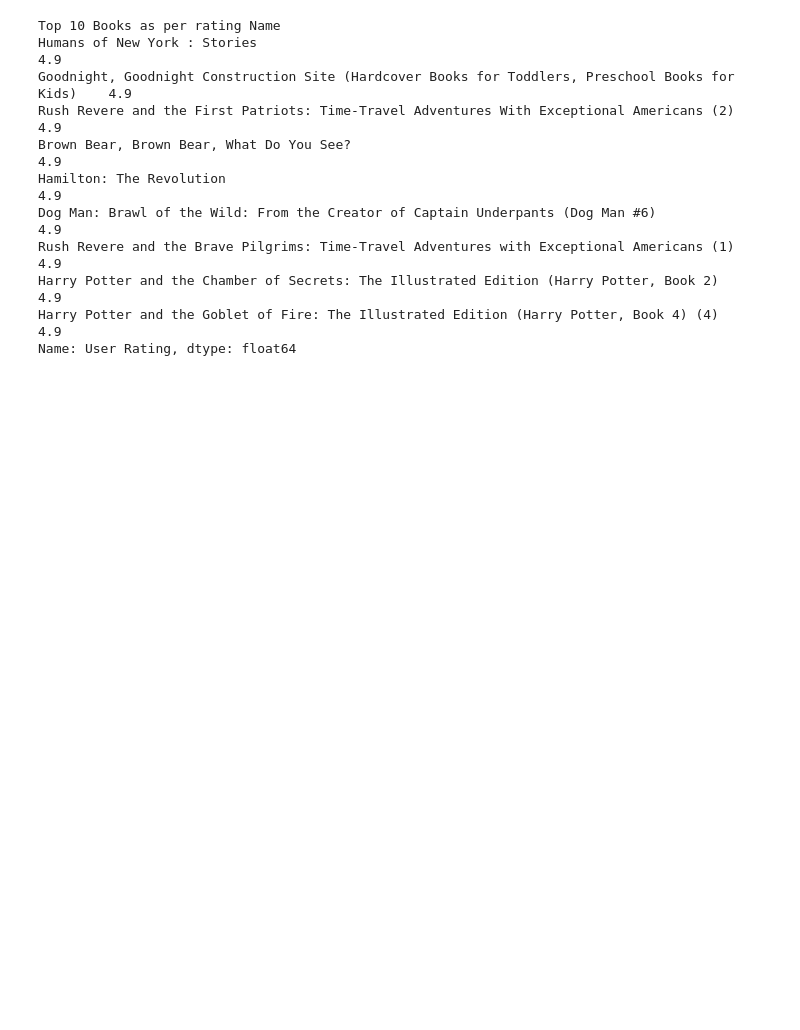
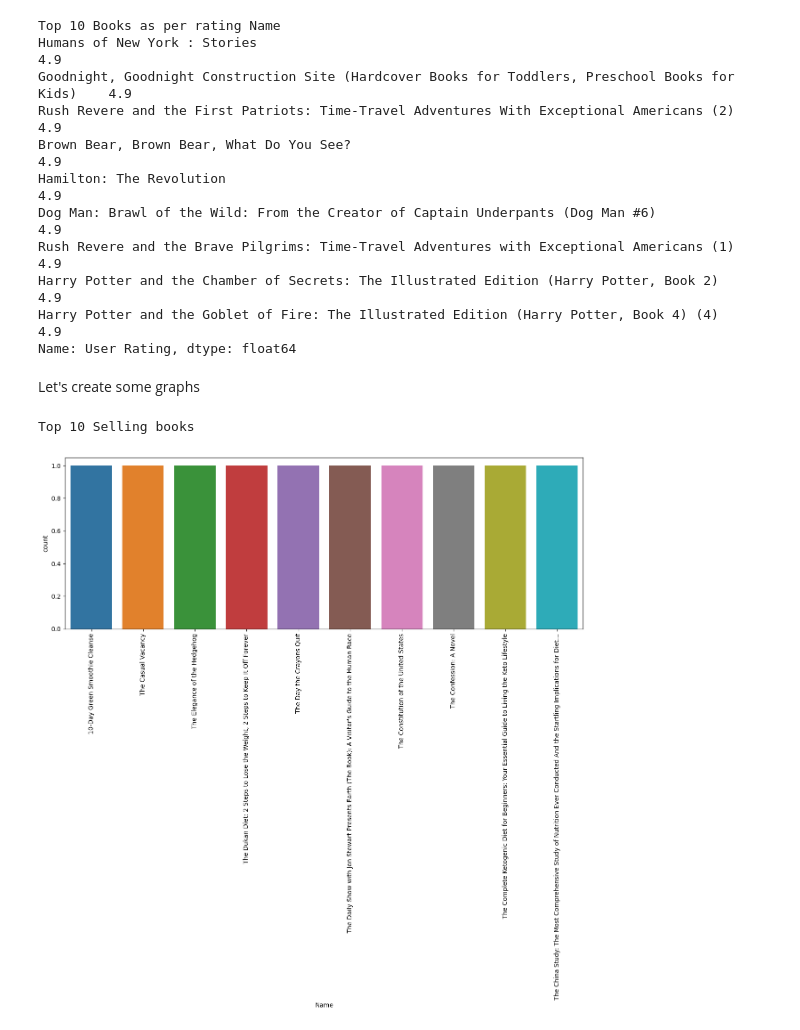
Before and after one commit to AbsurdCoder/Exploratory, a Jupyter notebook: explore_books.ipynb, the cells around one changed output. Drawn from its saved outputs; the diff is of its cells as text; code cells hidden in the pictures; blank space fills up the shorter version.

Commit message:
Kaggle Notebook | explore_books | Version 2

```diff
--- a/explore_books.ipynb
+++ b/explore_books.ipynb
@@ -168,3 +176,5 @@ Rush Revere and the Brave Pilgrims: Time-Travel Adventures with Exceptional Amer
 Harry Potter and the Chamber of Secrets: The Illustrated Edition (Harry Potter, Book 2)            4.9
 Harry Potter and the Goblet of Fire: The Illustrated Edition (Harry Potter, Book 4) (4)            4.9
 Name: User Rating, dtype: float64
+# %% [markdown]
+Let's create some graphs
@@ -170,0 +184,11 @@ Name: User Rating, dtype: float64
+# %%
+# Loaded the data again.
+print('Top 10 Selling books')
+top_bestselling_book = data.groupby('Name')['Name'].agg(['count']).reset_index().sort_values(by='count',ascending=False).head(10)
+plt.figure(figsize=(15,5))
+sns.barplot(data=top_bestselling_book,x="Name",y="count")
+plt.xticks(rotation=90)
+plt.show()
+# %% [output]
+Top 10 Selling books
+[figure, added]
```
Also changed, not shown: parts of 6 cells of this notebook.
